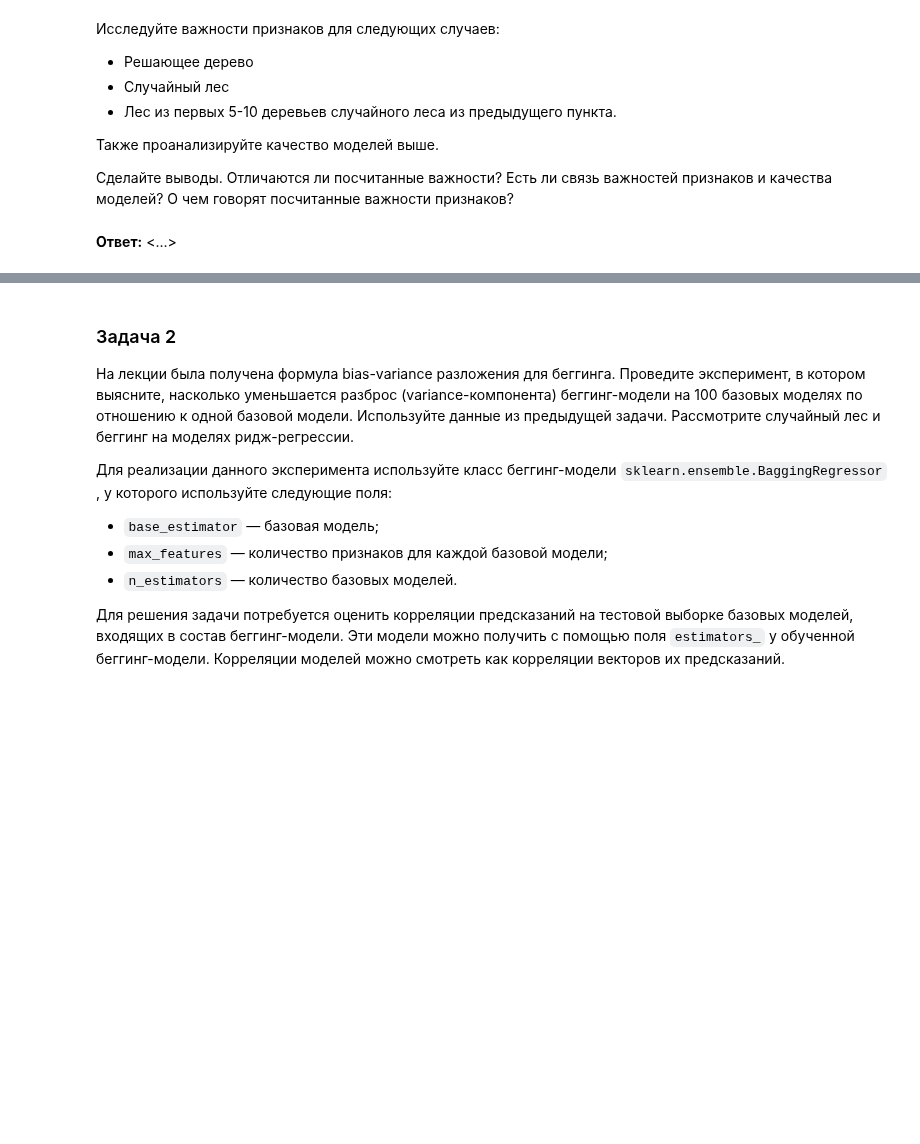
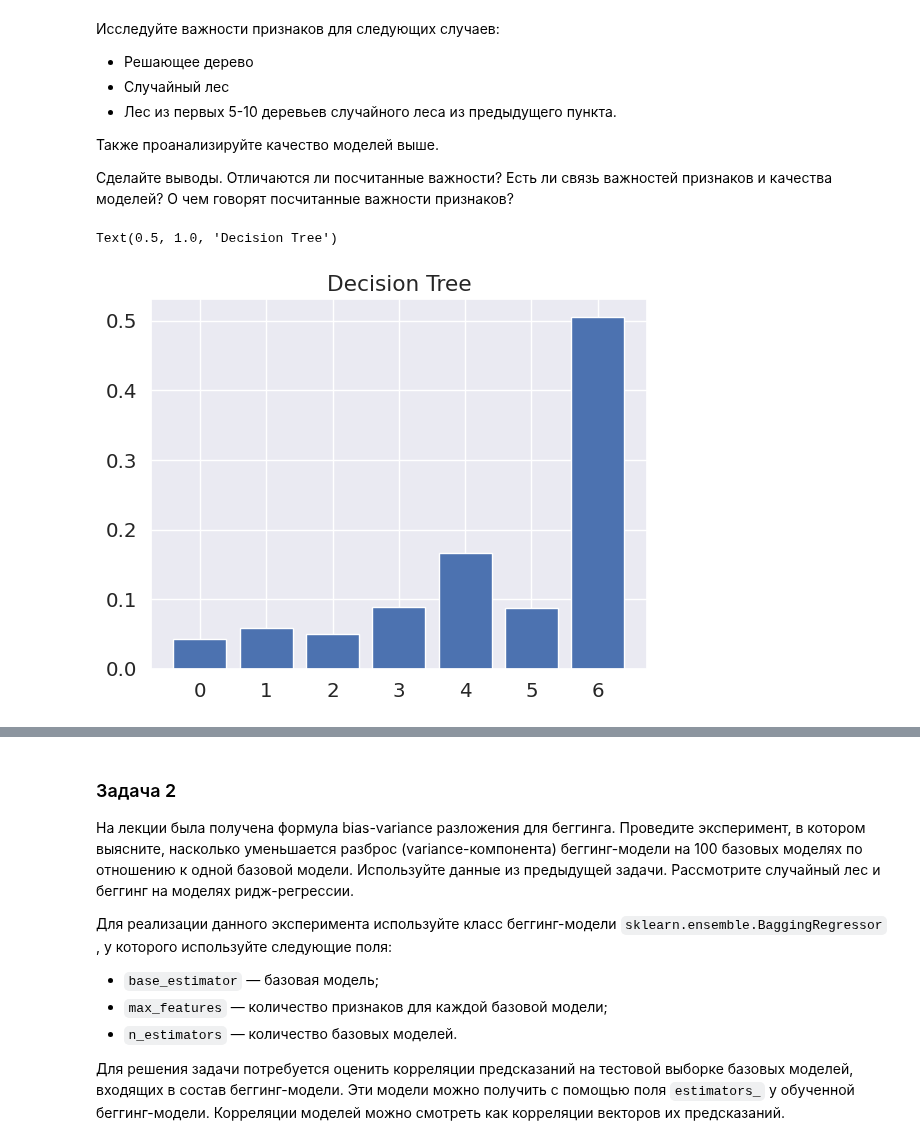
Before and after one commit to NMashalov/2023_OpenMipt_course, a Jupyter notebook: lesson6/dz6.ipynb, the cells around one changed output, grey strips where cells are left out. Drawn from its saved outputs; the diff is of its cells as text; code cells hidden in the pictures; blank space fills up the shorter version.

```diff
--- a/lesson6/dz6.ipynb
+++ b/lesson6/dz6.ipynb
@@ -334,2 +354,9 @@ plt.plot([min([item[1] for item in c if len(item[0])==feat_dim]) for feat_dim in
-# %% [markdown]
-**Ответ:** <...>
+# %%
+from sklearn.tree import DecisionTreeRegressor
+dt = DecisionTreeRegressor().fit(X_train,y_train)
+
+plt.bar(range(7),dt.feature_importances_)
+plt.title('Decision Tree')
+# %% [output]
+Text(0.5, 1.0, 'Decision Tree')
+[figure, added]
```
Also changed, not shown: parts of 10 cells of this notebook.
